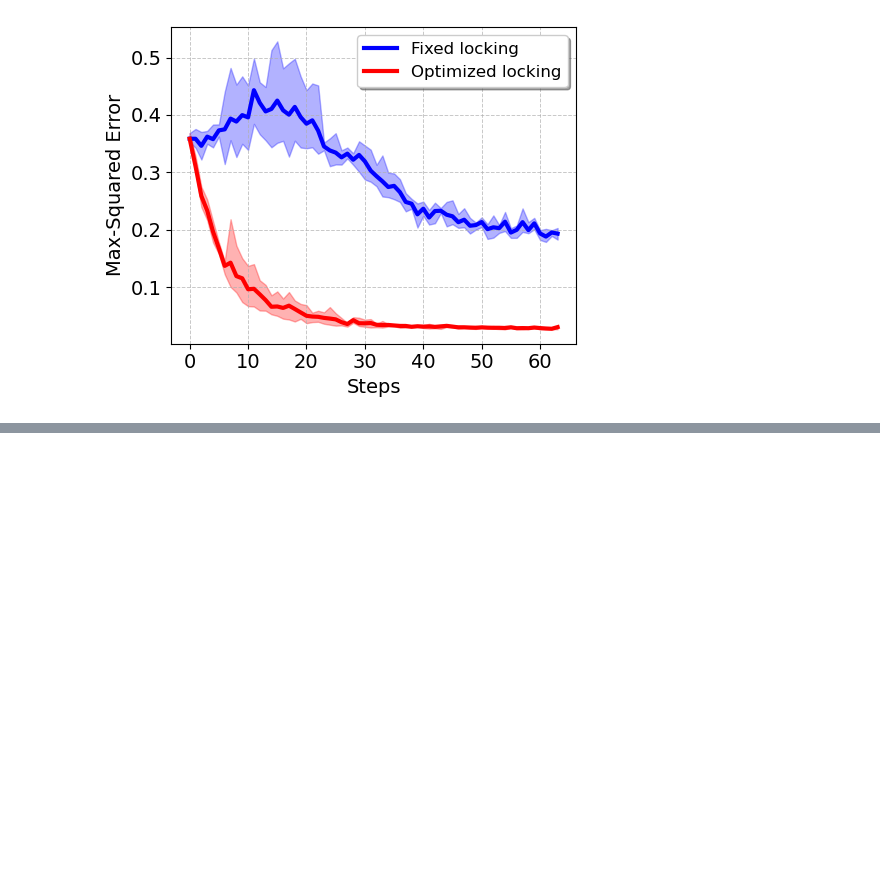
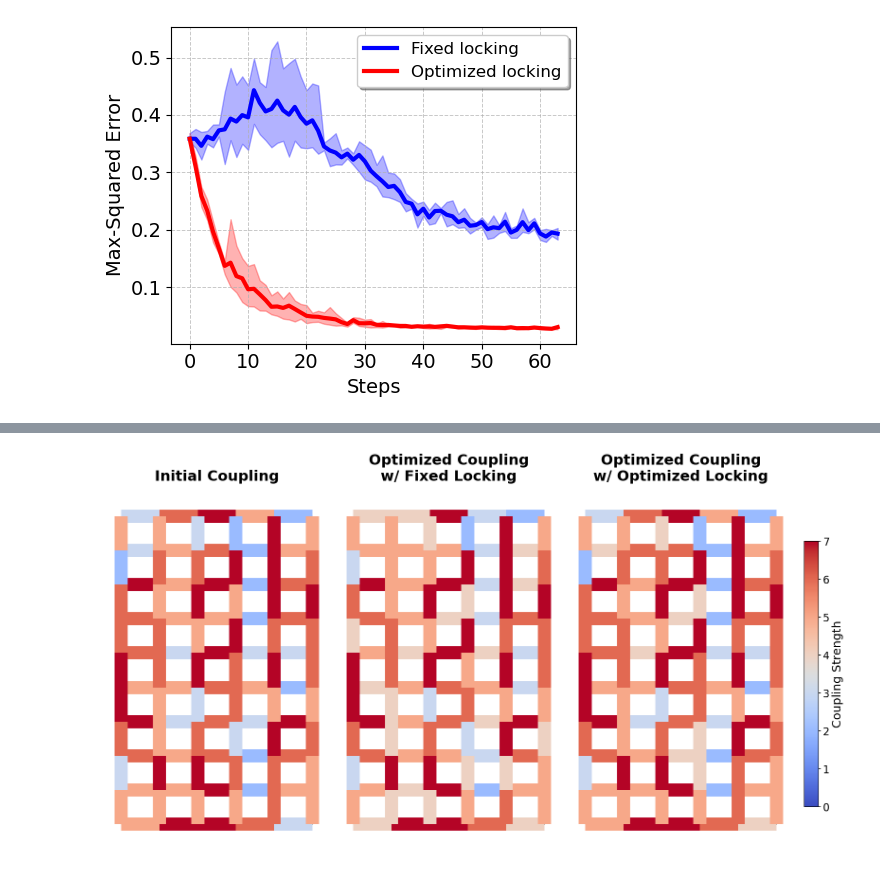
Before and after one commit to WangYuNeng/Ark, a Jupyter notebook: examples/obc/visualize.ipynb, the cells around one changed output, grey strips where cells are left out. Saved outputs shown, nothing was run; the diff lists cells and outputs as text; code cells hidden in the pictures; blank space fills up the shorter version.

Commit message:
Update visualization for obc

```diff
--- a/examples/obc/visualize.ipynb
+++ b/examples/obc/visualize.ipynb
@@ -61,3 +61,102 @@ plt.savefig('obc_loss_vs_iter.pdf', dpi=300, bbox_inches='tight')
 plt.show()
 # %% [output]
 [figure]
+# %%
+# Visualize the coupling strength
+
+# Use a single color map for both row and column weights
+cmap = cm.get_cmap('coolwarm')
+weight_min, weight_max = 0, 7
+
+# Normalize weights for consistent coloring across all coupling strengths
+norm = plt.Normalize(vmin=weight_min, vmax=weight_max)
+
+def plot_grid_with_weights(row_weights, column_weights, ax, cmap=cmap, norm=norm):
+    # Create a 10x6 grid graph
+    rows, cols = 10, 6
+    G = nx.grid_2d_graph(rows, cols)
+
+    # Position the nodes in a grid layout
+    pos = {(i, j): (j, -i) for i in range(rows) for j in range(cols)}
+
+    # Draw the nodes as small dots
+    nx.draw(G, pos, node_size=0, node_color='black', with_labels=False, ax=ax)
+
+    # Draw horizontal edges with row weights (colored by normalized weight)
+    for i in range(rows):
+        for j in range(cols - 1):
+            edge = ((i, j), (i, j + 1))
+            weight = row_weights[i, j]
+            G.edges[edge]['color'] = cmap(norm(weight))
+            G.edges[edge]['weight'] = weight
+            nx.draw_networkx_edges(G, pos, edgelist=[edge], width=20, edge_color=[G.edges[edge]['color']], ax=ax)
+
+    # Draw vertical edges with column weights (colored by normalized weight)
+    for i in range(rows - 1):
+        for j in range(cols):
+            edge = ((i, j), (i + 1, j))
+            weight = column_weights[i, j]
+            G.edges[edge]['color'] = cmap(norm(weight))
+            G.edges[edge]['weight'] = weight
+            nx.draw_networkx_edges(G, pos, edgelist=[edge], width=20, edge_color=[G.edges[edge]['color']], ax=ax)
+
+
+def convert_weights(w: jnp.ndarray):
+    # Weight consists of:
+    # 1. flattened 10x5 vector for the coupling in every row, plus
+    # 2. flattened 9x6 vector for the coupling in every column
+    # The element in the vector is an one-hot encoding of the coupling strength
+    # where the index with the highest value is the coupling strength
+
+    row_ks = w[:50].reshape(10, 5, -1).argmax(axis=2)
+    col_ks = w[50:].reshape(9, 6, -1).argmax(axis=2)
+
+    return row_ks, col_ks
+
+# Create a figure with 3 subplots
+# Init_weight, Fixed locking, Optimized locking
+
+fig, ax = plt.subplots(1, 3, figsize=(15, 8))
+
+init_weight_file = "weights/init_weight.npz"
+weights = jnp.load(init_weight_file)
+init_row_ks, init_col_ks = convert_weights(weights["digital"])
+plot_grid_with_weights(init_row_ks, init_col_ks, ax[0])
+ax[0].set_title("Initial Coupling", fontsize=22, fontweight='bold')
+
+# Fixed locking
+for seed in range(1):
+    weight_file = f"weights/{seed}.npz"
+    weights = jnp.load(weight_file)
+    row_ks, col_ks = convert_weights(weights["digital"])
+    plot_grid_with_weights(row_ks, col_ks, ax[1])
+ax[1].set_title("Optimized Coupling\nw/ Fixed Locking", fontsize=22, fontweight='bold')
+
+# Optimized locking
+for seed in range(1):
+    weight_file = f"weights/train_locking_{seed}.npz"
+    weights = jnp.load(weight_file)
+    row_ks, col_ks = convert_weights(weights["digital"])
+    plot_grid_with_weights(row_ks, col_ks, ax[2])
+    print(weights["analog"])
+ax[2].set_title("Optimized Coupling\nw/ Optimized Locking", fontsize=22, fontweight='bold')
+
+
+
+# Create a single shared colorbar for both row and column weights
+sm = cm.ScalarMappable(cmap=cmap, norm=norm)
+sm.set_array([])
+
+plt.axis('off')
+# Add the colorbar to the figure
+cbar_ax = fig.add_axes([1.0, 0.15, 0.02, 0.7])
+cbar = fig.colorbar(sm, cax=cbar_ax)
+cbar.ax.tick_params(labelsize=16)
+cbar.set_label('Coupling Strength', fontsize=18)
+
+# Final adjustments and display
+plt.tight_layout()
+plt.subplots_adjust(wspace=0.0, hspace=0.0, top=1)  # Adjust spacing between subplots
+plt.savefig('obc_weight.pdf', dpi=300, bbox_inches='tight')
+plt.show()
+# %% [output]
@@ -63,0 +164 @@ plt.show()
+[figure, added]
```
Also changed, not shown: parts of 3 cells of this notebook.
